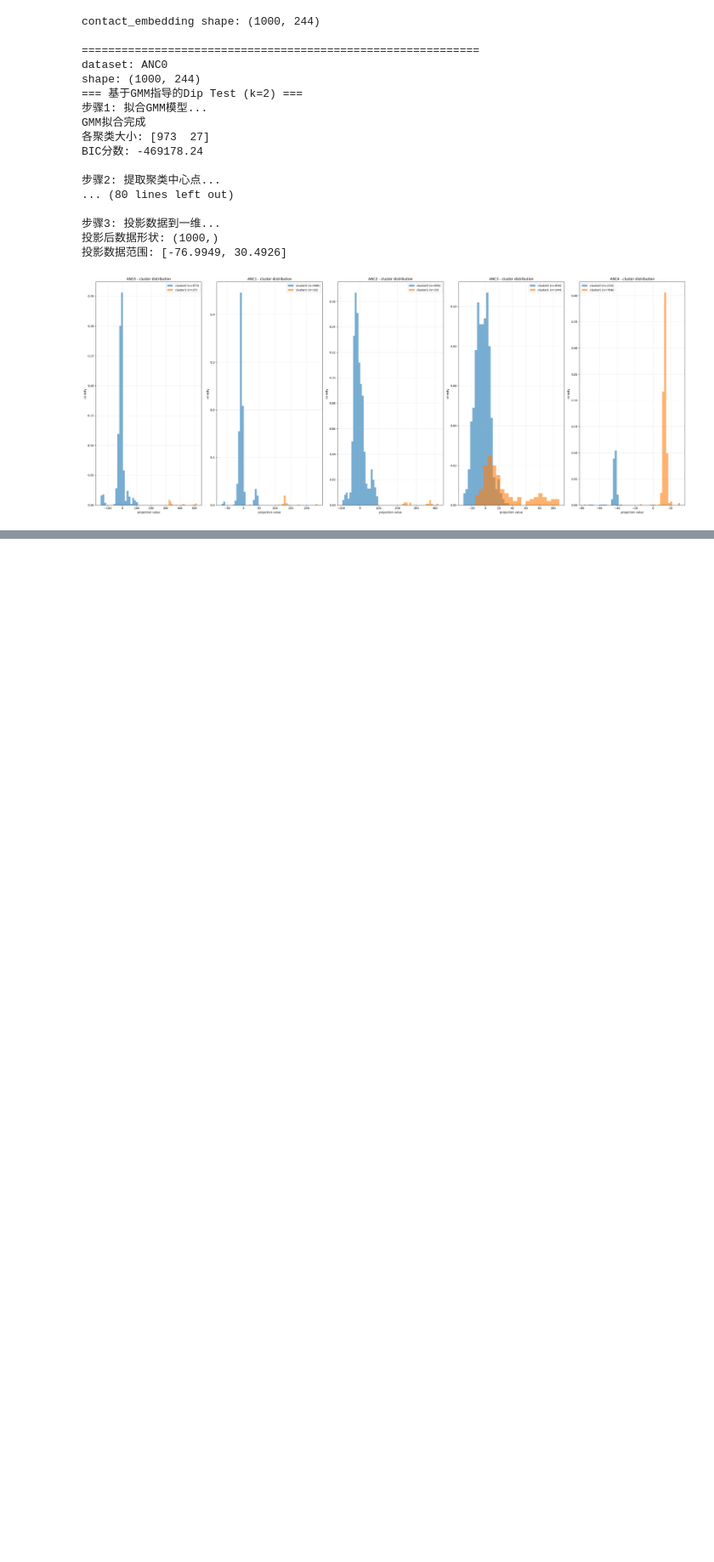
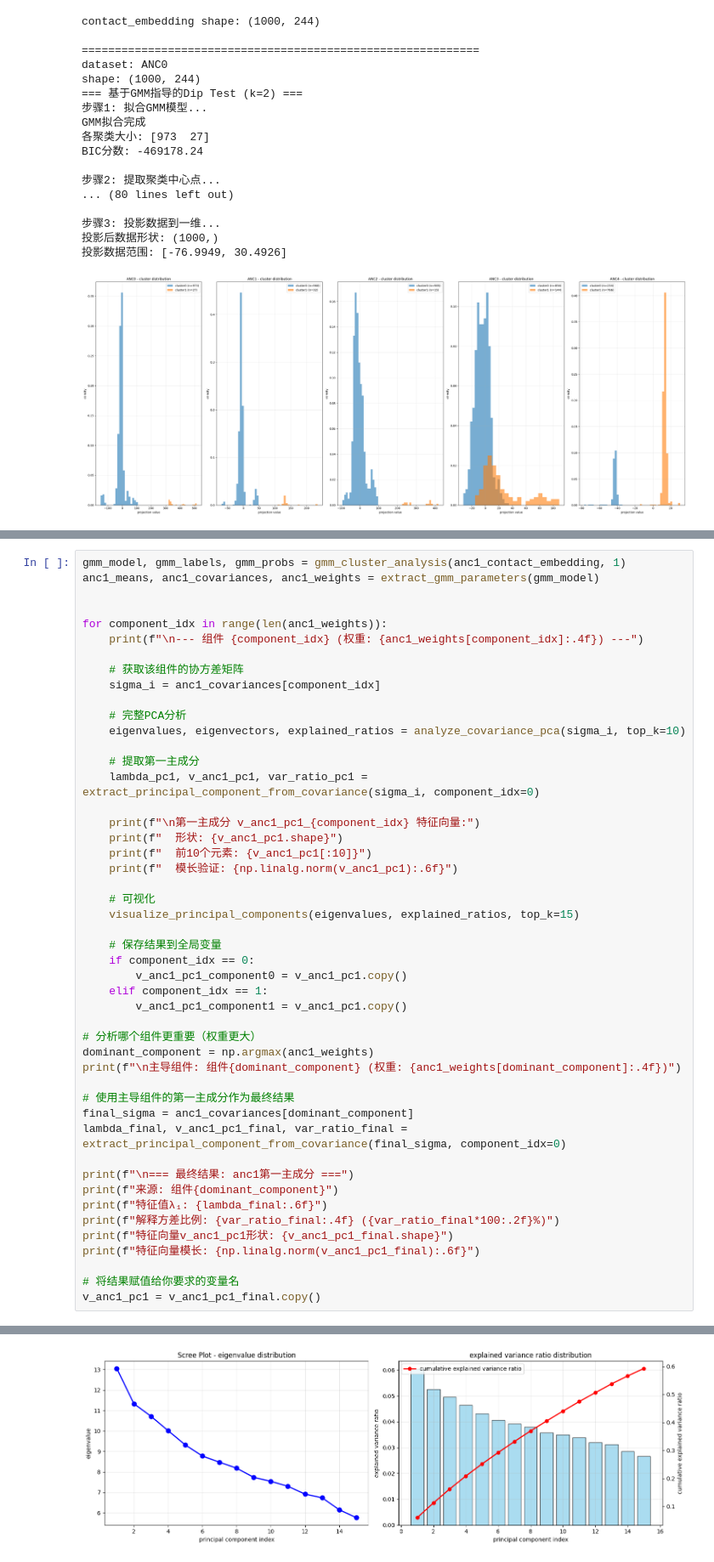
Before and after one commit to ZhiruiYe/evo_probe, a Jupyter notebook: src/gmm_cluster.ipynb, the cells around one changed output, grey strips where cells are left out. Shown at 85% size. Drawn from its saved outputs; the diff is of its cells as text; blank space fills up the shorter version.

```diff
--- a/src/gmm_cluster.ipynb
+++ b/src/gmm_cluster.ipynb
@@ -476,0 +360,49 @@ BIC分数: -469178.24
+# %%
+gmm_model, gmm_labels, gmm_probs = gmm_cluster_analysis(anc1_contact_embedding, 1)
+anc1_means, anc1_covariances, anc1_weights = extract_gmm_parameters(gmm_model)
+
+
+for component_idx in range(len(anc1_weights)):
+    print(f"\n--- 组件 {component_idx} (权重: {anc1_weights[component_idx]:.4f}) ---")
+
+    # 获取该组件的协方差矩阵
+    sigma_i = anc1_covariances[component_idx]
+
+    # 完整PCA分析
+    eigenvalues, eigenvectors, explained_ratios = analyze_covariance_pca(sigma_i, top_k=10)
+
+    # 提取第一主成分
+    lambda_pc1, v_anc1_pc1, var_ratio_pc1 = extract_principal_component_from_covariance(sigma_i, component_idx=0)
+
+    print(f"\n第一主成分 v_anc1_pc1_{component_idx} 特征向量:")
+    print(f"  形状: {v_anc1_pc1.shape}")
+    print(f"  前10个元素: {v_anc1_pc1[:10]}")
+    print(f"  模长验证: {np.linalg.norm(v_anc1_pc1):.6f}")
+
+    # 可视化
+    visualize_principal_components(eigenvalues, explained_ratios, top_k=15)
+
+    # 保存结果到全局变量
+    if component_idx == 0:
+        v_anc1_pc1_component0 = v_anc1_pc1.copy()
+    elif component_idx == 1:
+        v_anc1_pc1_component1 = v_anc1_pc1.copy()
+
+# 分析哪个组件更重要（权重更大）
+dominant_component = np.argmax(anc1_weights)
+print(f"\n主导组件: 组件{dominant_component} (权重: {anc1_weights[dominant_component]:.4f})")
+
+# 使用主导组件的第一主成分作为最终结果
+final_sigma = anc1_covariances[dominant_component]
+lambda_final, v_anc1_pc1_final, var_ratio_final = extract_principal_component_from_covariance(final_sigma, component_idx=0)
+
+print(f"\n=== 最终结果: anc1第一主成分 ===")
+print(f"来源: 组件{dominant_component}")
+print(f"特征值λ₁: {lambda_final:.6f}")
+print(f"解释方差比例: {var_ratio_final:.4f} ({var_ratio_final*100:.2f}%)")
+print(f"特征向量v_anc1_pc1形状: {v_anc1_pc1_final.shape}")
+print(f"特征向量模长: {np.linalg.norm(v_anc1_pc1_final):.6f}")
+
+# 将结果赋值给你要求的变量名
+v_anc1_pc1 = v_anc1_pc1_final.copy()
+# %% [output]
@@ -476,0 +426 @@ BIC分数: -469178.24
+[figure, added]
```
Also changed, not shown: parts of 9 cells of this notebook, 5 other files.
